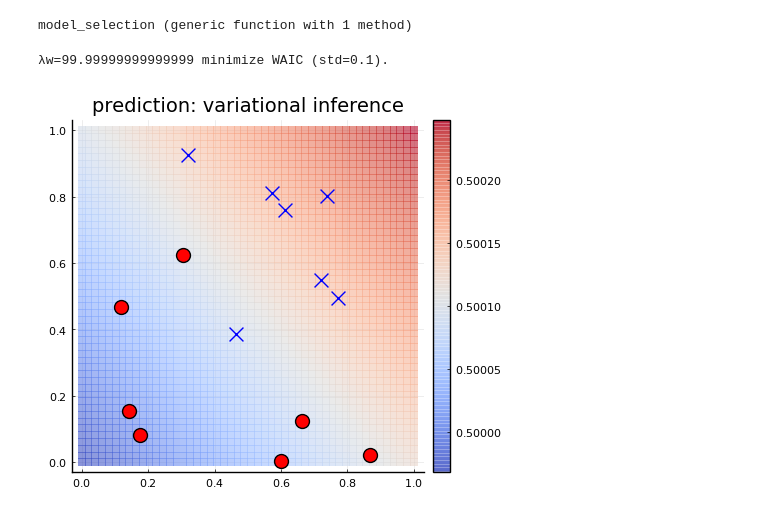
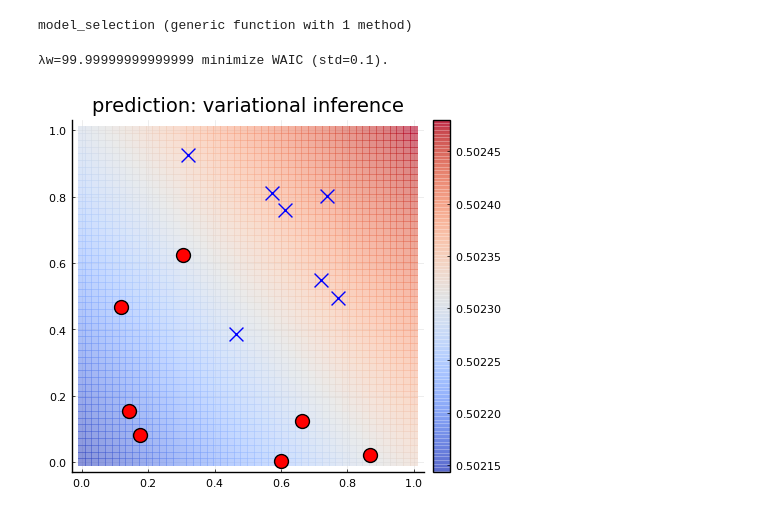
Before and after one commit to kitano-AppMath/my-julia-works, a Jupyter notebook: Variational Inference.ipynb, the cells around one changed output. Cells and saved outputs as stored; diff of their text form; code cells hidden in the pictures.

```diff
--- a/Variational Inference.ipynb
+++ b/Variational Inference.ipynb
@@ -317,9 +317,6 @@ function ∇DKL(params, λw)
     return vcat(∇μDKL, ∇λDKL)
 end
 
-#∇ELBO
-∇ELBO(x, y, params, n_samps, λw) = Er(x, y, params, n_samps, f) - ∇DKL(params, λw)
-
 #variational infernce
 function myVI(X, Y, λw, n_train, n_samps, d, ϵ)
     _, N = size(X)
@@ -328,7 +325,7 @@ function myVI(X, Y, λw, n_train, n_samps, d, ϵ)
         idx = rand(1:N)
         x = X[:,idx]
         y = Y[:,idx]
-        params += ϵ  * N * ∇ELBO(x, y, params, n_samps, λw) / k
+        params += ϵ*(N * Er(x, y, params, n_samps, f) - ∇DKL(params, λw))/k
     end
     return params
 end
@@ -393,32 +390,32 @@ Ws = stick_params(W₂, W₃, b₂, b₃)
 wvec₀ = Ws[:]
 d = length(wvec₀)
 
 #Neural Network
 Φ(x, wvec) = Φ(x, wvec, Dx, D₀, Dy)
 
 #model, posterior, predictive
 logpmodel(y, x, wvec) = logpmodel(y, x, wvec, Φ)
 pmodel(y,x,wvec) = exp(logpmodel(y, x, wvec))
 ppred(x, wsamps) = ppred(x, wsamps, pmodel)
 
 #model selection
-ϵ = 0.01
+ϵ = 0.1
 λws = 1 ./ collect(0.1:0.1:1.0) .^2
 WAICs = model_selection(X, Y, λws, 5000, ϵ, pmodel, logpmodel)
 λw = λws[argmin(WAICs)]
 println("λw=$(λw) minimize WAIC (std=$(1/sqrt(λw))). ")
 
 #calculate the variational parameters
 n_train = 1000
 n_samps = 5000
 params = myVI(X, Y, λw, n_train, n_samps, d, ϵ)
 
 #posterior sample
 wsamps = sample_from_posterior(params, n_samps)
 
 #plot the result
 fig4 = plot_prob_1(X, Y, x->ppred(x, wsamps), "prediction: variational inference")
 savefig(fig4, "figs-VI/fig4.png")
 # %% [output]
 λw=99.99999999999999 minimize WAIC (std=0.1).
-[figure, old version]
+[figure, new version]
```
Also changed, not shown: 1 other file.
